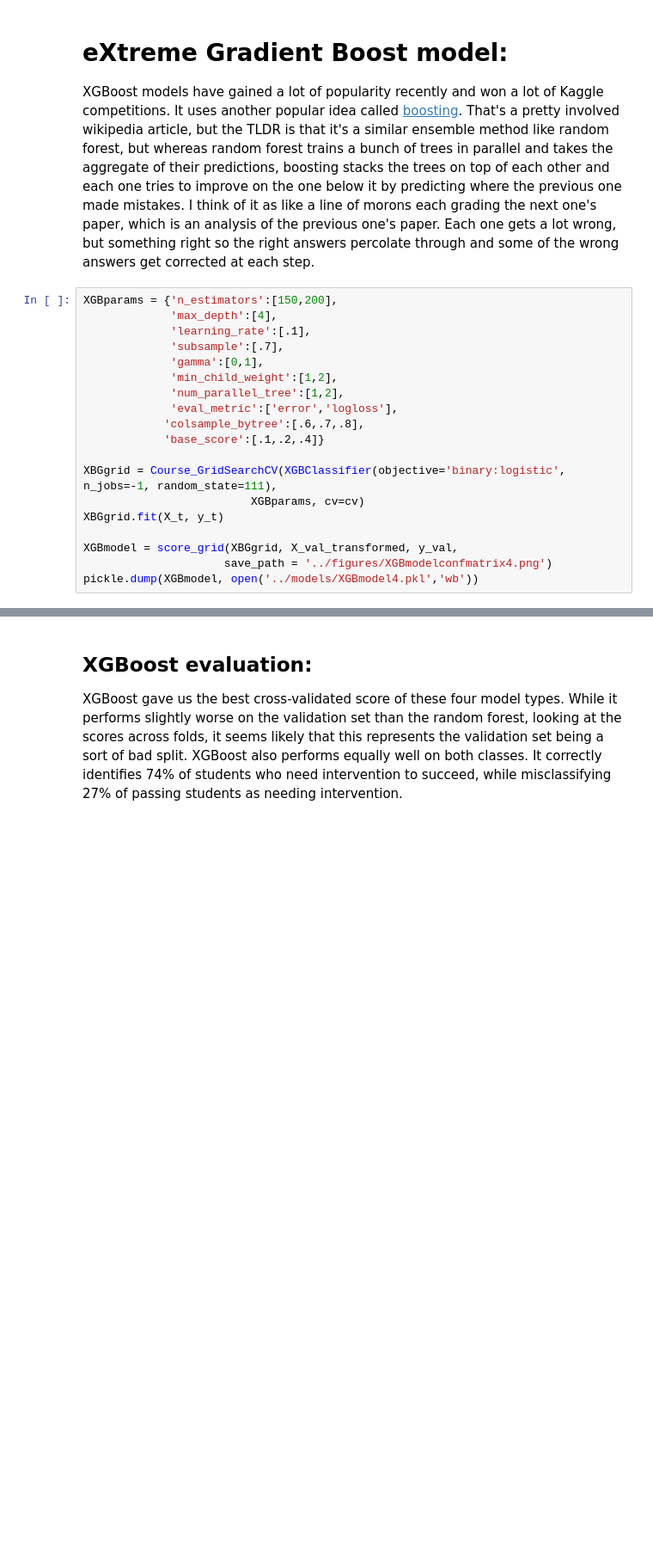
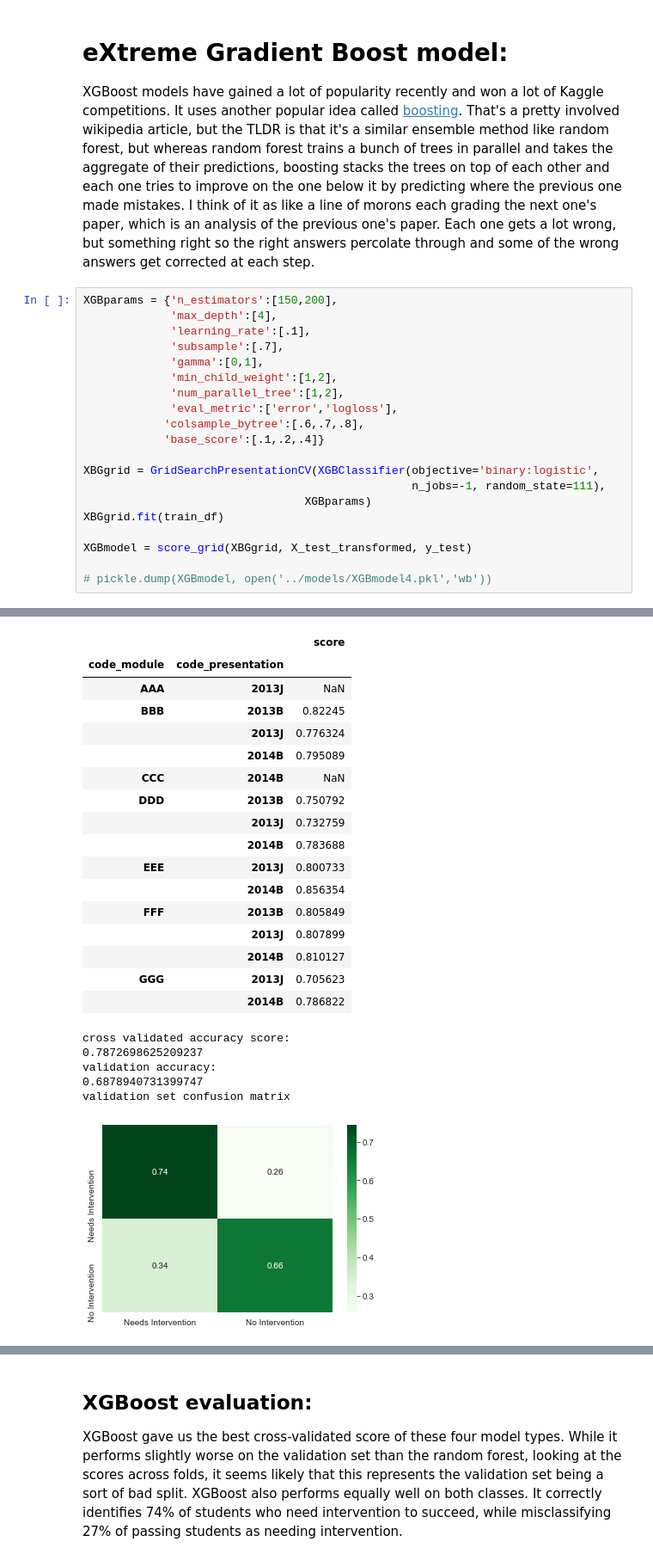
Before and after one commit to Caellwyn/ou_student_predictions, a Jupyter notebook: notebooks/shallow_model_predict_future.ipynb, the cells around one changed output, grey strips where cells are left out. Shown at 86% size. Cells and saved outputs as stored; diff of their text form; blank space fills up the shorter version.

```diff
--- a/notebooks/shallow_model_predict_future.ipynb
+++ b/notebooks/shallow_model_predict_future.ipynb
@@ -305,10 +323,12 @@ XGBparams = {'n_estimators':[150,200],
             'colsample_bytree':[.6,.7,.8],
             'base_score':[.1,.2,.4]}
 
-XBGgrid = Course_GridSearchCV(XGBClassifier(objective='binary:logistic', n_jobs=-1, random_state=111),
-                         XGBparams, cv=cv)
-XBGgrid.fit(X_t, y_t)
+XBGgrid = GridSearchPresentationCV(XGBClassifier(objective='binary:logistic',
+                                                 n_jobs=-1, random_state=111),
+                                 XGBparams)
+XBGgrid.fit(train_df)
 
-XGBmodel = score_grid(XBGgrid, X_val_transformed, y_val,
-                     save_path = '../figures/XGBmodelconfmatrix4.png')
-pickle.dump(XGBmodel, open('../models/XGBmodel4.pkl','wb'))
+XGBmodel = score_grid(XBGgrid, X_test_transformed, y_test)
+
+# pickle.dump(XGBmodel, open('../models/XGBmodel4.pkl','wb'))
+# %% [output]
@@ -314,0 +346,23 @@ pickle.dump(XGBmodel, open('../models/XGBmodel4.pkl','wb'))
+|  |  | score |
+| code_module | code_presentation |  |
+| AAA | 2013J | NaN |
+| BBB | 2013B | 0.82245 |
+|  | 2013J | 0.776324 |
+|  | 2014B | 0.795089 |
+| CCC | 2014B | NaN |
+| DDD | 2013B | 0.750792 |
+|  | 2013J | 0.732759 |
+|  | 2014B | 0.783688 |
+| EEE | 2013J | 0.800733 |
+|  | 2014B | 0.856354 |
+| FFF | 2013B | 0.805849 |
+|  | 2013J | 0.807899 |
+|  | 2014B | 0.810127 |
+| GGG | 2013J | 0.705623 |
+|  | 2014B | 0.786822 |
+cross validated accuracy score:
+0.7872698625209237
+validation accuracy:
+0.6878940731399747
+validation set confusion matrix
+[figure, added]
```
Also changed, not shown: parts of 19 cells of this notebook, 1 other file.
